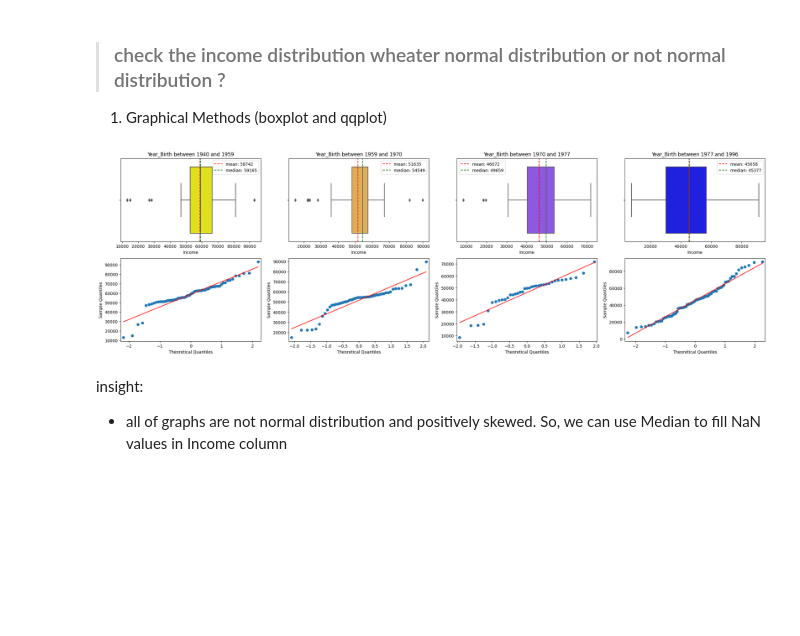
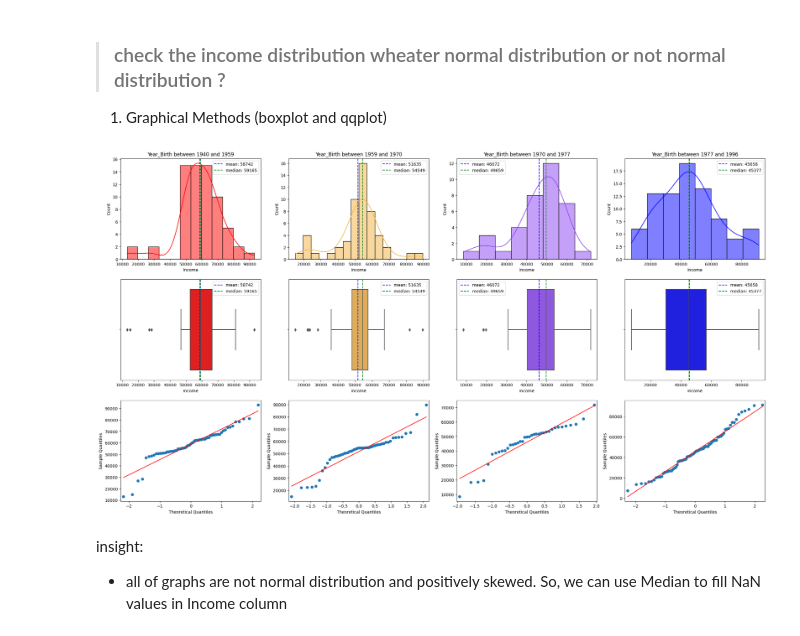
Before and after one commit to fnkhairudin/CapstoneProjectModul2, a Jupyter notebook: notebooks/dataCleaning.ipynb, the cells around one changed output. Drawn from its saved outputs; the diff is of its cells as text; code cells hidden in the pictures; blank space fills up the shorter version.

```diff
--- a/notebooks/dataCleaning.ipynb
+++ b/notebooks/dataCleaning.ipynb
@@ -271,30 +271,35 @@ Name: Year_Birth, dtype: float64
 # %%
 df1 = df.query("Year_Birth >= 1940 and Year_Birth <= 1959").groupby(['Year_Birth','Education']).agg({'Income' : 'mean'}).reset_index() # year_birth between 1940 - 1959 # min s/d q1 (.25)
 df2 = df.query("Year_Birth >= 1959 and Year_Birth <= 1970").groupby(['Year_Birth','Education']).agg({'Income' : 'mean'}).reset_index() # year_birth between 1959 - 1970 # q1 (.25) s/d q2 (.5)
 df3 = df.query("Year_Birth >= 1970 and Year_Birth <= 1977").groupby(['Year_Birth','Education']).agg({'Income' : 'mean'}).reset_index() # year_birth between 1970 - 1977 # q2 (.5) s/d q3 (.75)
 df4 = df.query("Year_Birth >= 1977 and Year_Birth <= 1996").groupby(['Year_Birth','Education']).agg({'Income' : 'mean'}).reset_index() # year_birth between 1977 - 1996 # q3 (.75) s/d q4 (1)
 
 # modul for qqplot
 import statsmodels.api as sm
 
 # Check the distribution with Graphical Methods
-fig, ((ax1,ax2,ax3,ax4), (ax5,ax6,ax7,ax8)) = plt.subplots(nrows=2, ncols=4, figsize=(28,8))
+fig, ((ax1,ax2,ax3,ax4), (ax5,ax6,ax7,ax8), (ax9,ax10,ax11,ax12)) = plt.subplots(nrows=3, ncols=4, figsize=(28,15))
 
-axbox = [ax1,ax2,ax3,ax4]
-axqq = [ax5,ax6,ax7,ax8]
+axhist = [ax1,ax2,ax3,ax4]
+axbox = [ax5,ax6,ax7,ax8]
+axqq = [ax9,ax10,ax11,ax12]
 dflist = [df1,df2,df3,df4]
 title = ['Year_Birth between 1940 and 1959', 'Year_Birth between 1959 and 1970', 'Year_Birth between 1970 and 1977','Year_Birth between 1977 and 1996']
-color = ['yellow', '#f5b342', '#8a42f5', 'blue']
+color = ['red', '#f5b342', '#8a42f5', 'blue']
 
-for i in zip(dflist, axbox, axqq, title, color):
-    sns.boxplot(i[0], x='Income', ax=i[1], color=i[4])
-    sm.qqplot(i[0]['Income'], line='s', ax=i[2])
-    i[1].set_title(i[3])
-    i[1].axvline(x=i[0]['Income'].mean(), color='red', label=f"mean: {round(i[0]['Income'].mean())}", linestyle='--')
-    i[1].axvline(x=i[0]['Income'].median(), color='green', label=f"median: {round(i[0]['Income'].median())}", linestyle='--')
+for i in zip(dflist, axhist, axbox, axqq, title, color):
+    sns.histplot(i[0], x='Income', kde=True, ax=i[1], color=i[5])
+    sns.boxplot(i[0], x='Income', ax=i[2], color=i[5])
+    sm.qqplot(i[0]['Income'], line='s', ax=i[3])
+    i[1].set_title(i[4])
+    i[1].axvline(x=i[0]['Income'].mean(), color='blue', label=f"mean: {round(i[0]['Income'].mean())}", linestyle='--')
+    i[1].axvline(x=i[0]['Income'].median(), color='#04871a', label=f"median: {round(i[0]['Income'].median())}", linestyle='--')
+    i[2].axvline(x=i[0]['Income'].mean(), color='blue', label=f"mean: {round(i[0]['Income'].mean())}", linestyle='--')
+    i[2].axvline(x=i[0]['Income'].median(), color='#04871a', label=f"median: {round(i[0]['Income'].median())}", linestyle='--')
     i[1].legend()
+    i[2].legend()
 # %% [output]
-[figure, old version]
+[figure, new version]
 # %% [markdown]
 insight:
 - all of graphs are not normal distribution and positively skewed. So, we can use Median to fill NaN values in Income column
```
Also changed, not shown: parts of 5 cells of this notebook, 1 other file.
